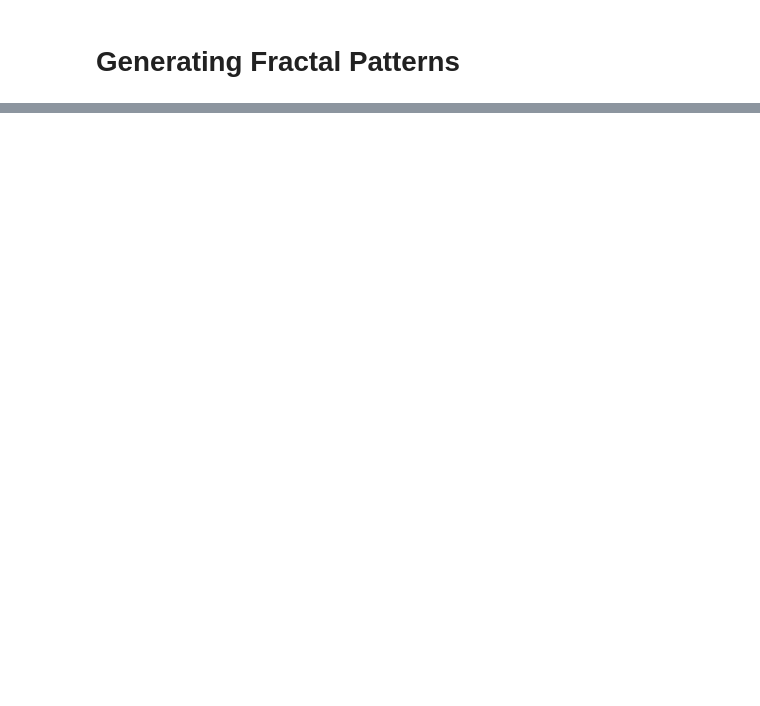
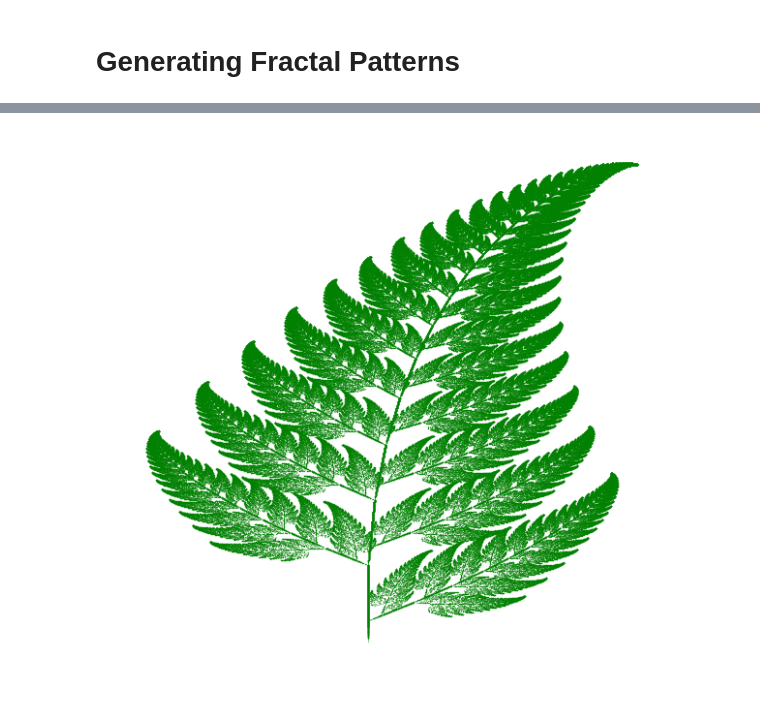
Before and after one commit to reinhartg/Recreational-Math, a Jupyter notebook: Fractals.ipynb, the cells around one changed output, grey strips where cells are left out. Saved outputs shown, nothing was run; the diff lists cells and outputs as text; code cells hidden in the pictures; blank space fills up the shorter version.

Commit message:
Created Sierpinski triangle with turtle and Barnsley's fern with matplotlib

```diff
--- a/Fractals.ipynb
+++ b/Fractals.ipynb
@@ -8,9 +11,0 @@ import matplotlib.pyplot as plt
-# %%
-ax = plt.subplot()
-_ = ax.axis('off')
-
-# Set up triangle vertices
-tri_points = [(-1, 0), (1, 0), (0, np.sqrt(3))]
-_ = ax.plot(*zip(*tri_points), 'o', color='blue')
-
-#
@@ -19,3 +11,0 @@ _ = ax.plot(*zip(*tri_points), 'o', color='blue')
-# %%
-_ = ax.plot(1,1)
-plt.show()
@@ -21,0 +81,31 @@ plt.show()
+# %%
+# With matplotlib
+n_iter = 1000000
+xs = [0]
+ys = [0]
+
+for n in range(n_iter):
+    p = random.uniform(0, 100)
+    if p < 1.0:
+        x = 0
+        y = 0.16 * ys[n-1]
+    elif p < 86.0:
+        x = 0.85 * xs[n-1] + 0.04 * ys[n-1]
+        y = -0.04 * xs[n-1] + 0.85 * ys[n-1] + 1.60
+    elif p < 93.0:
+        x = 0.20 * xs[n-1] - 0.26 * ys[n-1]
+        y = 0.23 * xs[n-1] + 0.22 * ys[n-1] + 1.60
+    else:
+        x = -0.15 * xs[n-1] + 0.28 * ys[n-1]
+        y = 0.26 * xs[n-1] + 0.24 * ys[n-1] + 0.44
+    xs.append(x)
+    ys.append(y)
+
+fig = plt.figure(figsize = (10, 10))
+_ = plt.axis('off')
+_ = plt.scatter(xs, ys, s=0.1, color='g', marker='.')
+
+_ = plt.show()
+fig.savefig('Barnsley_fern.png')
+# %% [output]
+[figure, added]
```
Also changed, not shown: parts of 7 cells of this notebook.
